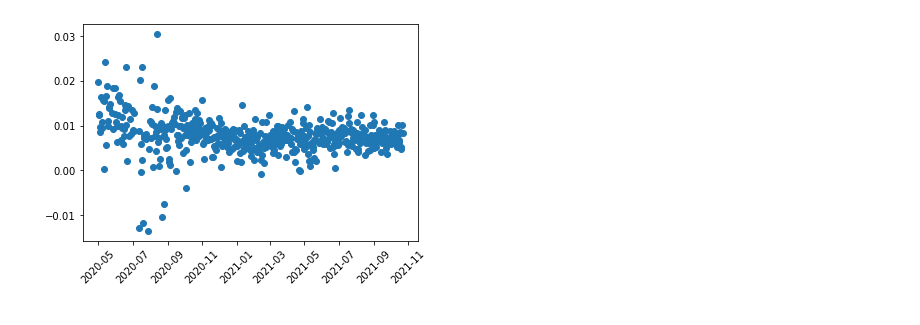
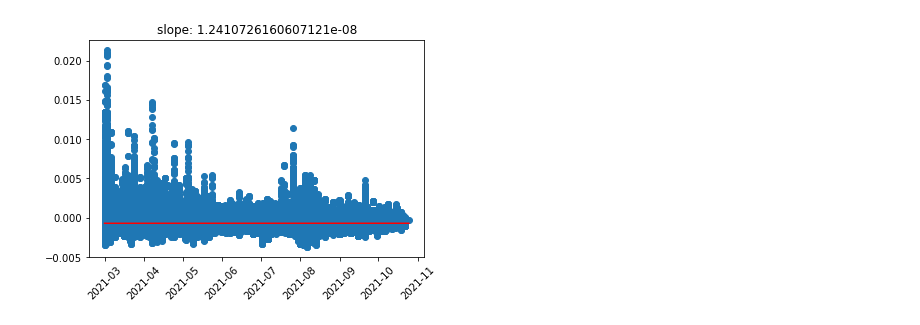
Before and after one commit to Takkoona/fixynergy, a Jupyter notebook: 7_linkage_fitness.ipynb, the cells around one changed output. Cells and saved outputs as stored; diff of their text form; code cells hidden in the pictures.

```diff
--- a/7_linkage_fitness.ipynb
+++ b/7_linkage_fitness.ipynb
@@ -55,8 +83,22 @@ plt.close()
-# %%
-x_mean = x.groupby("Date", sort=False).mean()
-plt.plot_date(x_mean.index, x_mean["value"])
-plt.xticks(rotation=45)
-plt.show()
-plt.close()
-# %% [output]
-[figure, removed]
+# %%
+positive_res_ma = positive_res.sort_values("Date").reset_index()
+positive_res_ma["value_ma"] = positive_res_ma["value"].rolling(AVERAGE_PERIOD).mean()
+positive_res_ma = positive_res_ma.dropna()
+
+slope, intercept, r, p, se = stats.linregress(date2num(positive_res_ma["Date"]), positive_res_ma["value"])
+
+plt.plot_date(positive_res_ma["Date"], positive_res_ma["value_ma"])
+plt.plot(
+    positive_res_ma["Date"],
+    intercept + slope*date2num(positive_res_ma["Date"]),
+    'r',
+    label='fitted line'
+)
+plt.xticks(rotation=45)
+plt.title(f"slope: {slope}")
+plt.savefig(SCORE_TREND_PLOT, bbox_inches="tight")
+logging.info(f"{SCORE_TREND_PLOT} saved!")
+plt.show()
+plt.close()
+# %% [output]
+[figure, added]
```
Also changed, not shown: parts of 12 cells of this notebook, 7 other files.
